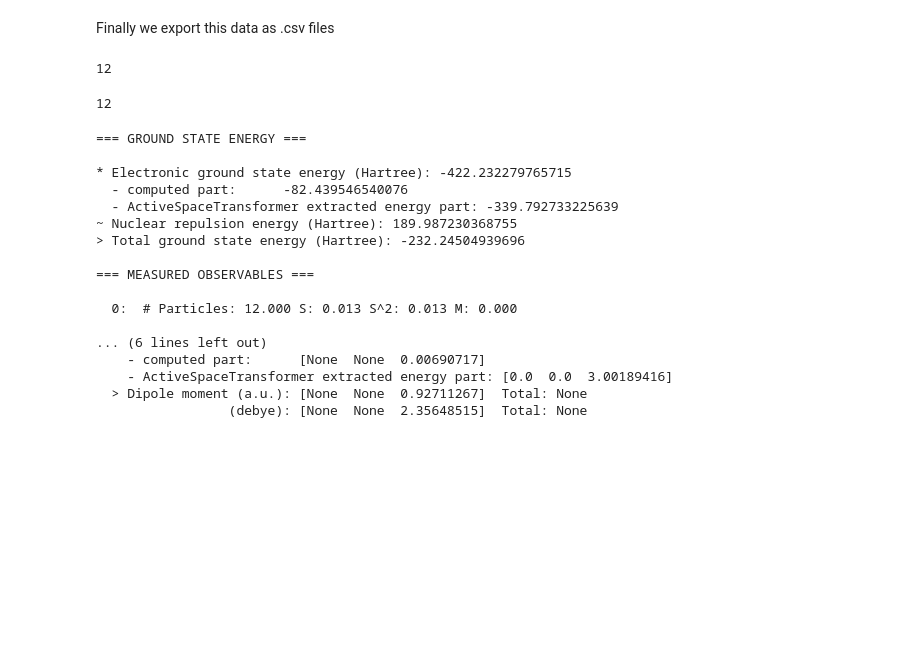
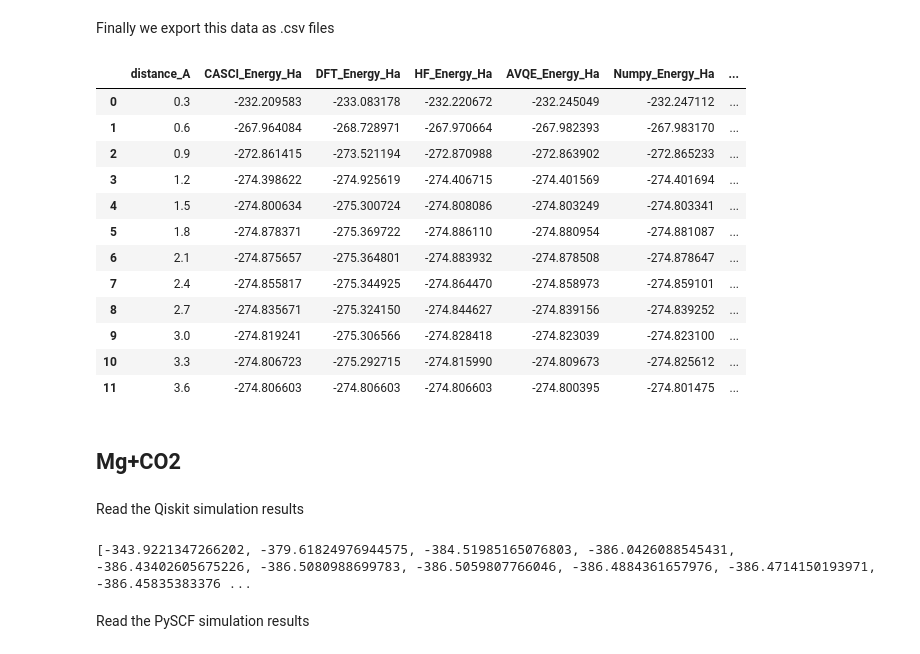
Before and after one commit to MarcoBarroca/q4c-team, a Jupyter notebook: Plots.ipynb, the cells around one changed output. Drawn from its saved outputs; the diff is of its cells as text; code cells hidden in the pictures; blank space fills up the shorter version.

```diff
--- a/Plots.ipynb
+++ b/Plots.ipynb
@@ -304,28 +443,31 @@ with open('MG+H2O/simulations/ryrz_energies', 'w') as f:
-# %%
-len(qiskit_engs['ryrz'])
-# %% [output]
-12
-# %%
-len(distances)
-# %% [output]
-12
-# %%
-print(avqe_results[0])
-# %% [output]
-=== GROUND STATE ENERGY ===
-
-* Electronic ground state energy (Hartree): -422.232279765715
-  - computed part:      -82.439546540076
-  - ActiveSpaceTransformer extracted energy part: -339.792733225639
-~ Nuclear repulsion energy (Hartree): 189.987230368755
-> Total ground state energy (Hartree): -232.24504939696
-
-=== MEASURED OBSERVABLES ===
-
-  0:  # Particles: 12.000 S: 0.013 S^2: 0.013 M: 0.000
-
-... (6 lines left out)
-    - computed part:      [None  None  0.00690717]
-    - ActiveSpaceTransformer extracted energy part: [0.0  0.0  3.00189416]
-  > Dipole moment (a.u.): [None  None  0.92711267]  Total: None
-                 (debye): [None  None  2.35648515]  Total: None
+# %%
+import pandas as pd
+df1 = pd.DataFrame(qiskit_engs)
+df2 = pd.DataFrame(pyscf_engs)
+df3 = pd.DataFrame(real_engs)
+df4 =pd.DataFrame(distances)
+df=pd.concat([df4,df1,df2],axis=1,join='inner')
+df=df.combine_first(df3)
+df=df.rename(columns={0:'distance_A','CI':'CASCI_Energy_Ha','DFT':'DFT_Energy_Ha','HF':'HF_Energy_Ha','avqe':'AVQE_Energy_Ha','classic':'Numpy_Energy_Ha','montreal':'IBMQ_Montreal_Energy_Ha','pyscf':'DFT_Energy_HA','ryrz':'RYRZ_Eneregy_HA','uccsd':'UCCSD_Energy_Ha'})
+#df.index="Energy in Ha for"+distance
+df.to_csv('MG+H2O/MG_H2O_data.csv', index=False, header=True)
+# %%
+df
+# %% [output]
+|  | distance_A | CASCI_Energy_Ha | DFT_Energy_Ha | HF_Energy_Ha | AVQE_Energy_Ha | Numpy_Energy_Ha | ... |
+| 0 | 0.3 | -232.209583 | -233.083178 | -232.220672 | -232.245049 | -232.247112 | ... |
+| 1 | 0.6 | -267.964084 | -268.728971 | -267.970664 | -267.982393 | -267.983170 | ... |
+| 2 | 0.9 | -272.861415 | -273.521194 | -272.870988 | -272.863902 | -272.865233 | ... |
+| 3 | 1.2 | -274.398622 | -274.925619 | -274.406715 | -274.401569 | -274.401694 | ... |
+| 4 | 1.5 | -274.800634 | -275.300724 | -274.808086 | -274.803249 | -274.803341 | ... |
+| 5 | 1.8 | -274.878371 | -275.369722 | -274.886110 | -274.880954 | -274.881087 | ... |
+| 6 | 2.1 | -274.875657 | -275.364801 | -274.883932 | -274.878508 | -274.878647 | ... |
+| 7 | 2.4 | -274.855817 | -275.344925 | -274.864470 | -274.858973 | -274.859101 | ... |
+| 8 | 2.7 | -274.835671 | -275.324150 | -274.844627 | -274.839156 | -274.839252 | ... |
+| 9 | 3.0 | -274.819241 | -275.306566 | -274.828418 | -274.823039 | -274.823100 | ... |
+| 10 | 3.3 | -274.806723 | -275.292715 | -274.815990 | -274.809673 | -274.825612 | ... |
+| 11 | 3.6 | -274.806603 | -274.806603 | -274.806603 | -274.800395 | -274.801475 | ... |
+# %% [markdown]
+## Mg+CO2
+# %% [markdown]
+Read the Qiskit simulation results
@@ -331,0 +494,6 @@ print(avqe_results[0])
+# %%
+print(avqe_energies)
+# %% [output]
+[-343.9221347266202, -379.61824976944575, -384.51985165076803, -386.0426088545431, -386.43402605675226, -386.5080988699783, -386.5059807766046, -386.4884361657976, -386.4714150193971, -386.45835383376 ...
+# %% [markdown]
+Read the PySCF simulation results
```
Also changed, not shown: parts of 173 cells of this notebook, 58 other files.
